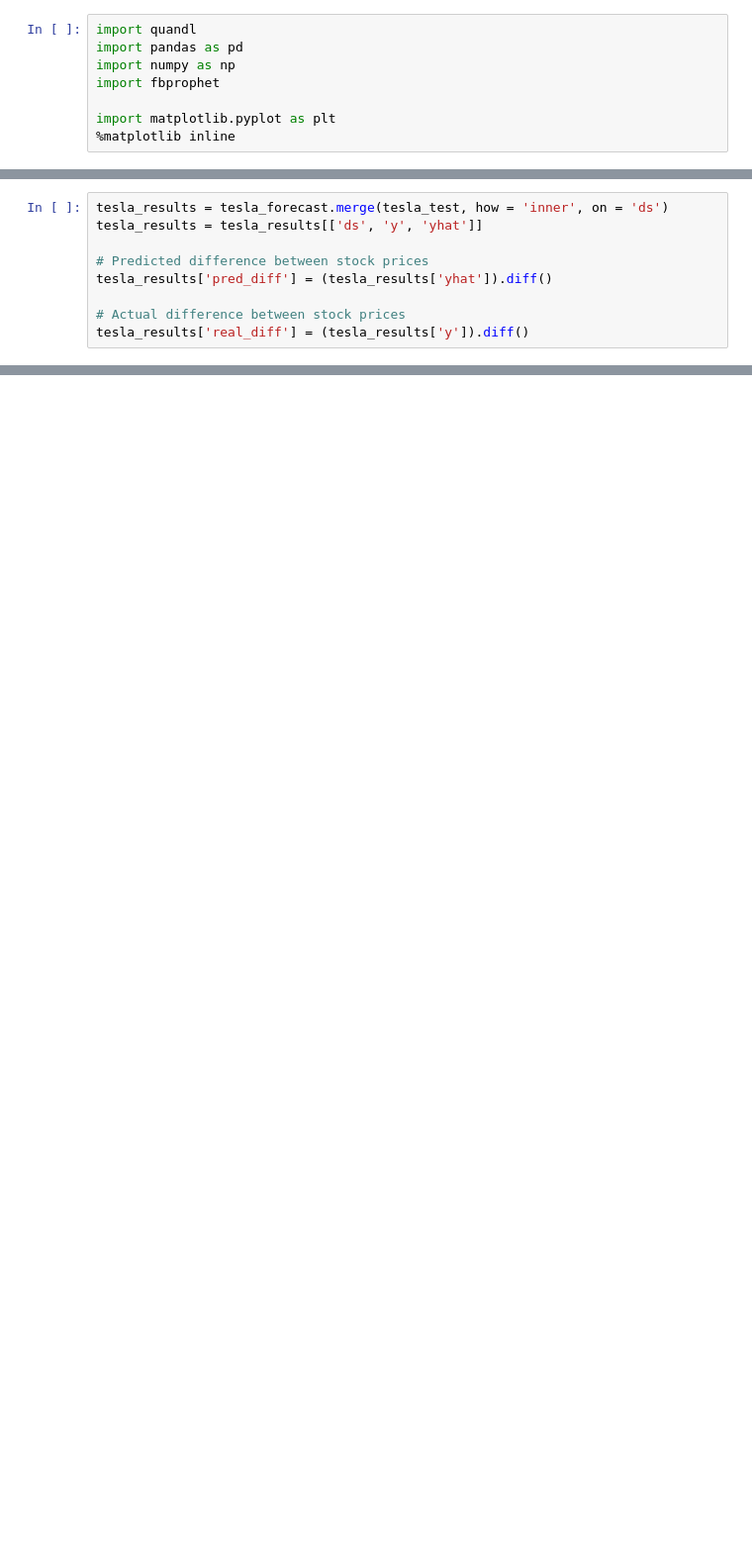
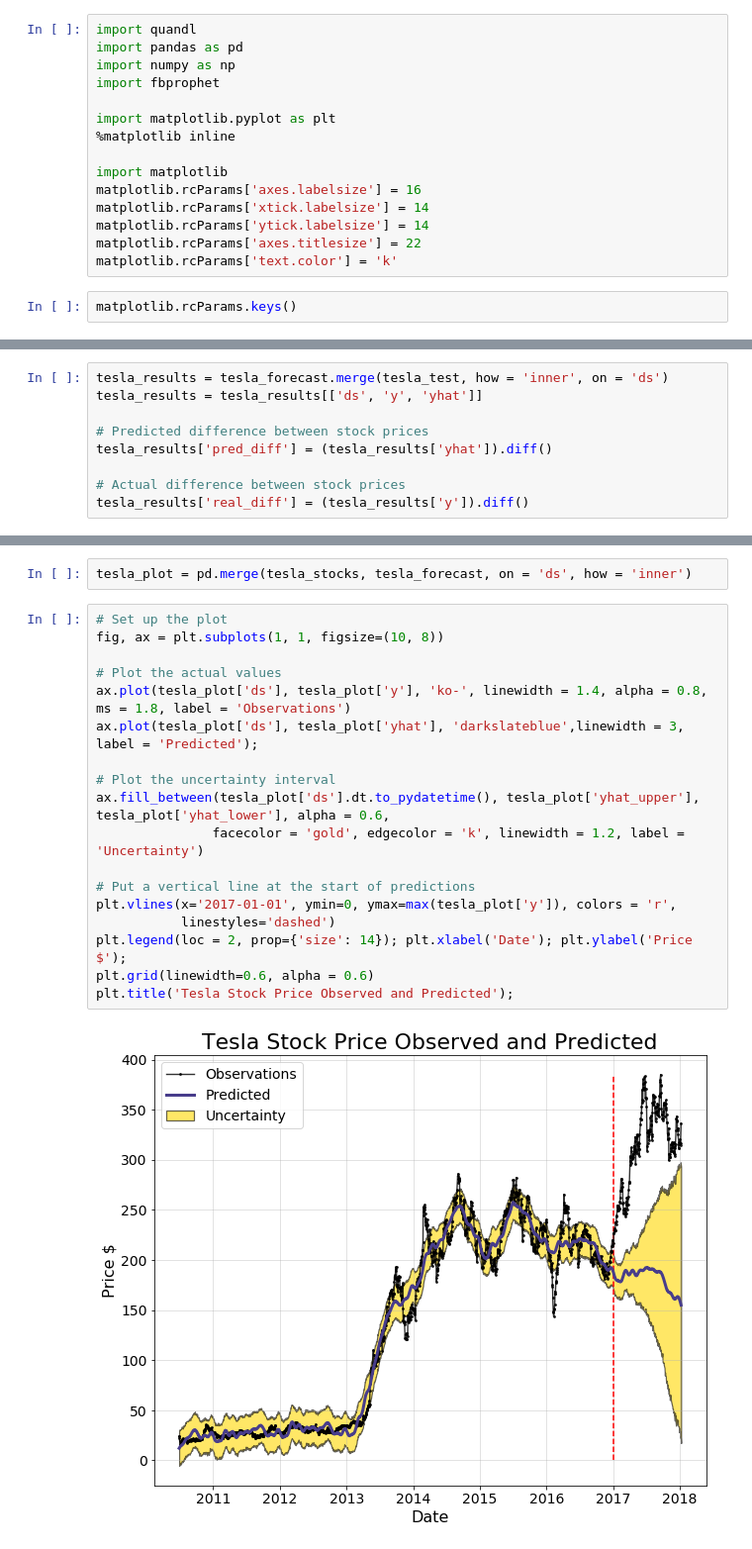
Before and after one commit to WillKoehrsen/Data-Analysis, a Jupyter notebook: additive_models/Stock Prediction with Additive Models.ipynb, the cells around one changed output, grey strips where cells are left out. Shown at 99% size. Cells and saved outputs as stored; diff of their text form; blank space fills up the shorter version.

```diff
--- a/additive_models/Stock Prediction with Additive Models.ipynb
+++ b/additive_models/Stock Prediction with Additive Models.ipynb
@@ -10,3 +10,12 @@ import fbprophet
 
 import matplotlib.pyplot as plt
 %matplotlib inline
+
+import matplotlib
+matplotlib.rcParams['axes.labelsize'] = 16
+matplotlib.rcParams['xtick.labelsize'] = 14
+matplotlib.rcParams['ytick.labelsize'] = 14
+matplotlib.rcParams['axes.titlesize'] = 22
+matplotlib.rcParams['text.color'] = 'k'
+# %%
+matplotlib.rcParams.keys()
@@ -71,0 +136,22 @@ tesla_results['correct'] = (np.sign(tesla_results['pred_diff']) == np.sign(tesla
+# %%
+tesla_plot = pd.merge(tesla_stocks, tesla_forecast, on = 'ds', how = 'inner')
+# %%
+# Set up the plot
+fig, ax = plt.subplots(1, 1, figsize=(10, 8))
+
+# Plot the actual values
+ax.plot(tesla_plot['ds'], tesla_plot['y'], 'ko-', linewidth = 1.4, alpha = 0.8, ms = 1.8, label = 'Observations')
+ax.plot(tesla_plot['ds'], tesla_plot['yhat'], 'darkslateblue',linewidth = 3, label = 'Predicted');
+
+# Plot the uncertainty interval
+ax.fill_between(tesla_plot['ds'].dt.to_pydatetime(), tesla_plot['yhat_upper'], tesla_plot['yhat_lower'], alpha = 0.6,
+               facecolor = 'gold', edgecolor = 'k', linewidth = 1.2, label = 'Uncertainty')
+
+# Put a vertical line at the start of predictions
+plt.vlines(x='2017-01-01', ymin=0, ymax=max(tesla_plot['y']), colors = 'r',
+           linestyles='dashed')
+plt.legend(loc = 2, prop={'size': 14}); plt.xlabel('Date'); plt.ylabel('Price $');
+plt.grid(linewidth=0.6, alpha = 0.6)
+plt.title('Tesla Stock Price Observed and Predicted');
+# %% [output]
+[figure, added]
```
Also changed, not shown: parts of 31 cells of this notebook, 1 other file.
